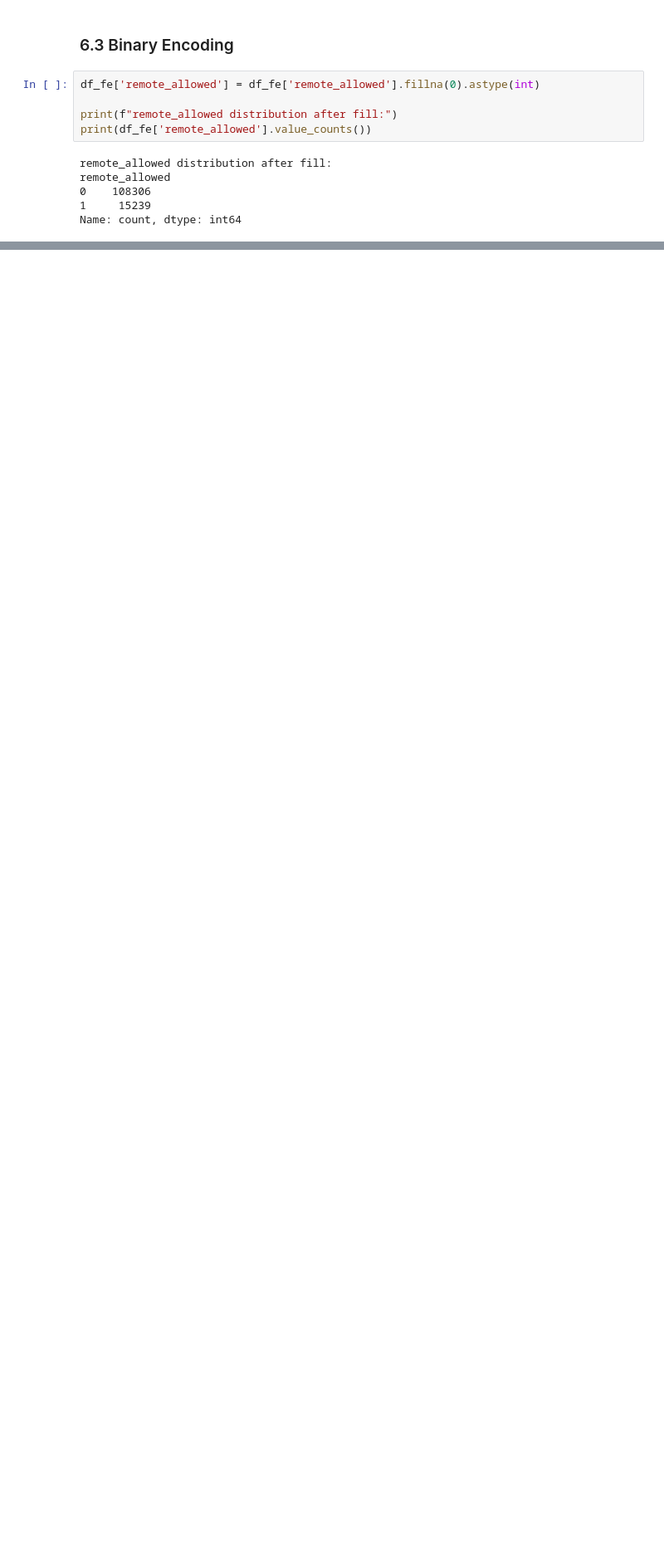
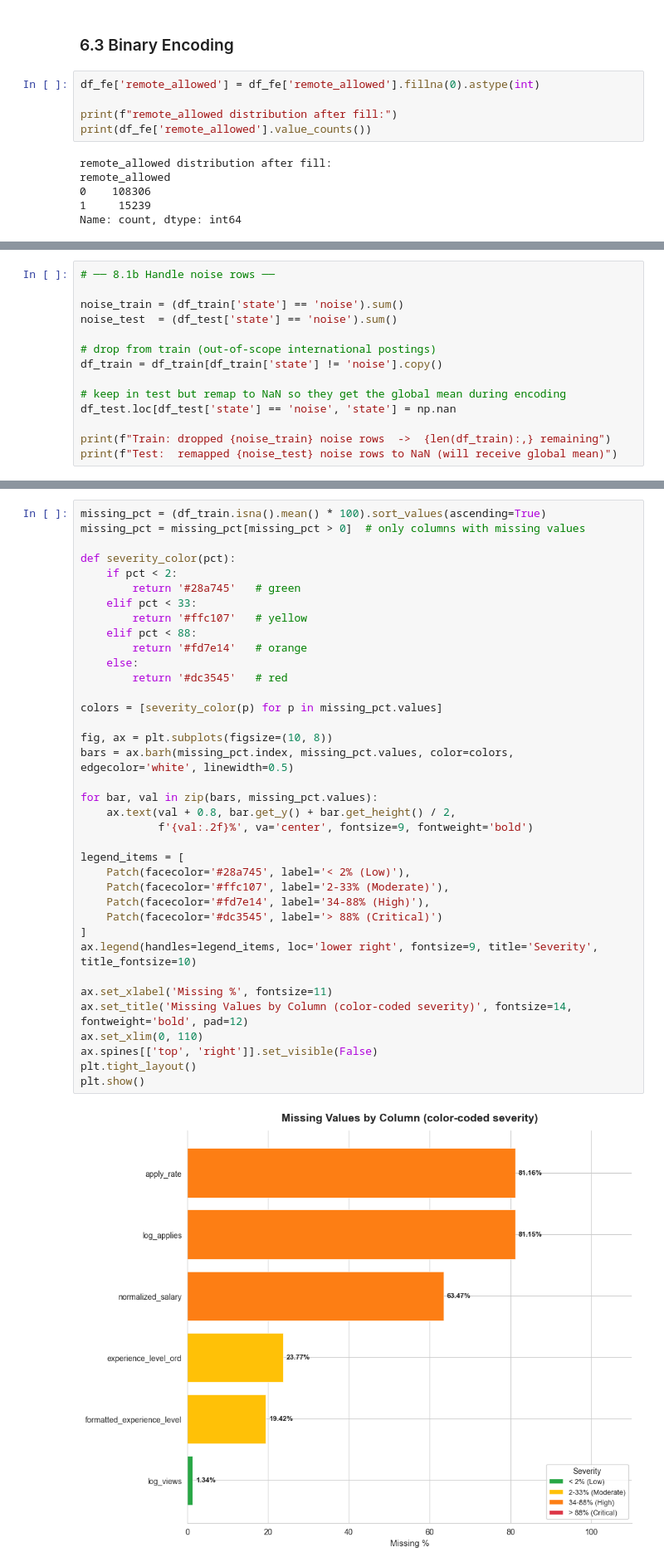
Before and after one commit to ognjenvujovic04/job-intelligence, a Jupyter notebook: notebooks/2.0-ov-feature-engineering.ipynb, the cells around one changed output, grey strips where cells are left out. Shown at 83% size. Saved outputs shown, nothing was run; the diff lists cells and outputs as text; blank space fills up the shorter version.

```diff
--- a/notebooks/2.0-ov-feature-engineering.ipynb
+++ b/notebooks/2.0-ov-feature-engineering.ipynb
@@ -1000,0 +1267,14 @@ Name: count, dtype: int64
+# %%
+# ── 8.1b Handle noise rows ──
+
+noise_train = (df_train['state'] == 'noise').sum()
+noise_test  = (df_test['state'] == 'noise').sum()
+
+# drop from train (out-of-scope international postings)
+df_train = df_train[df_train['state'] != 'noise'].copy()
+
+# keep in test but remap to NaN so they get the global mean during encoding
+df_test.loc[df_test['state'] == 'noise', 'state'] = np.nan
+
+print(f"Train: dropped {noise_train} noise rows  ->  {len(df_train):,} remaining")
+print(f"Test:  remapped {noise_test} noise rows to NaN (will receive global mean)")
@@ -1000,0 +1502,39 @@ Name: count, dtype: int64
+# %%
+missing_pct = (df_train.isna().mean() * 100).sort_values(ascending=True)
+missing_pct = missing_pct[missing_pct > 0]  # only columns with missing values
+
+def severity_color(pct):
+    if pct < 2:
+        return '#28a745'   # green
+    elif pct < 33:
+        return '#ffc107'   # yellow
+    elif pct < 88:
+        return '#fd7e14'   # orange
+    else:
+        return '#dc3545'   # red
+
+colors = [severity_color(p) for p in missing_pct.values]
+
+fig, ax = plt.subplots(figsize=(10, 8))
+bars = ax.barh(missing_pct.index, missing_pct.values, color=colors, edgecolor='white', linewidth=0.5)
+
+for bar, val in zip(bars, missing_pct.values):
+    ax.text(val + 0.8, bar.get_y() + bar.get_height() / 2,
+            f'{val:.2f}%', va='center', fontsize=9, fontweight='bold')
+
+legend_items = [
+    Patch(facecolor='#28a745', label='< 2% (Low)'),
+    Patch(facecolor='#ffc107', label='2-33% (Moderate)'),
+    Patch(facecolor='#fd7e14', label='34-88% (High)'),
+    Patch(facecolor='#dc3545', label='> 88% (Critical)')
+]
+ax.legend(handles=legend_items, loc='lower right', fontsize=9, title='Severity', title_fontsize=10)
+
+ax.set_xlabel('Missing %', fontsize=11)
+ax.set_title('Missing Values by Column (color-coded severity)', fontsize=14, fontweight='bold', pad=12)
+ax.set_xlim(0, 110)
+ax.spines[['top', 'right']].set_visible(False)
+plt.tight_layout()
+plt.show()
+# %% [output]
+[figure, added]
```
Also changed, not shown: parts of 26 cells of this notebook.
